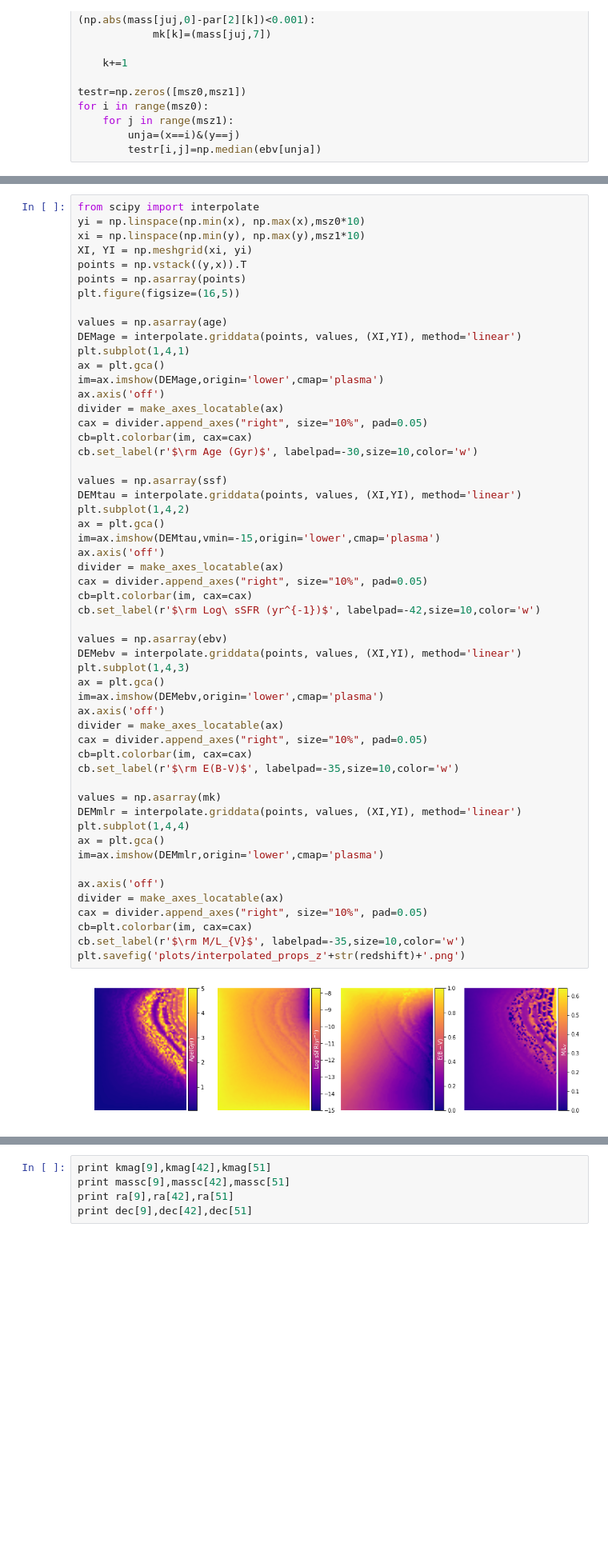
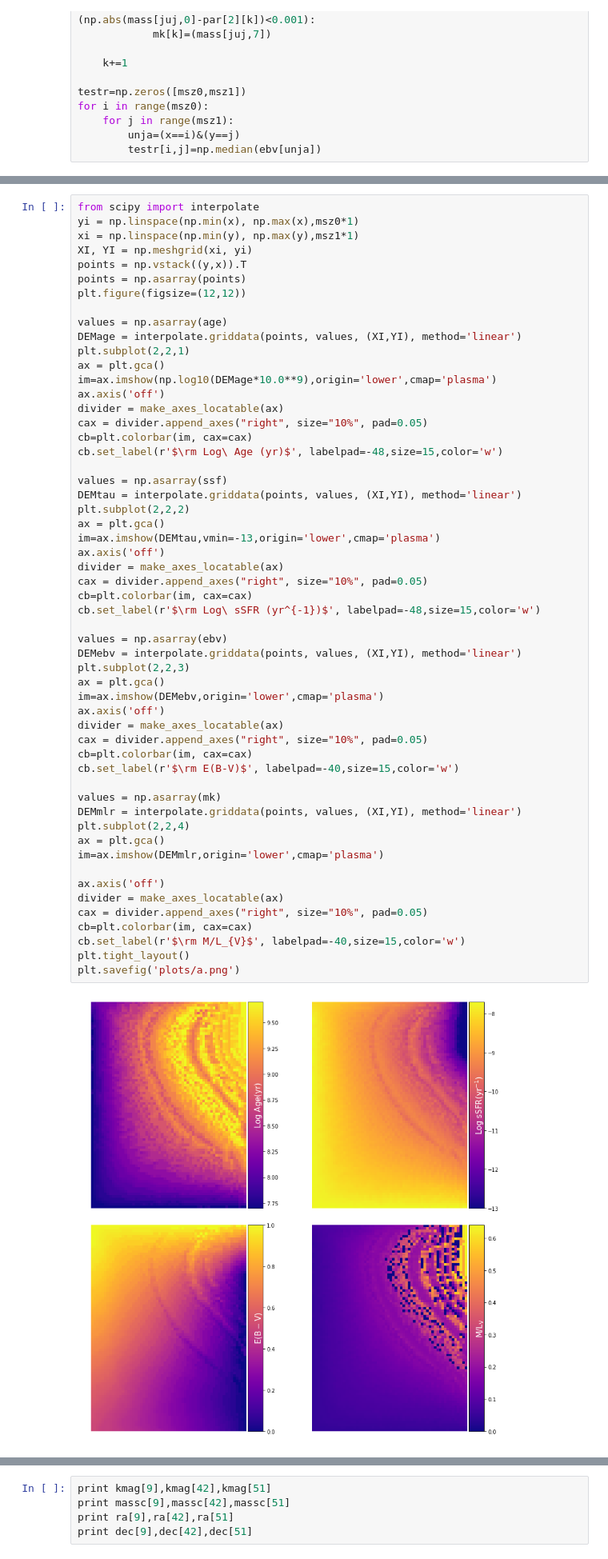
Before and after one commit to xoubish/SOMfit, a Jupyter notebook: SOM_BC03_models_z1.ipynb, the cells around one changed output, grey strips where cells are left out. Shown at 80% size. Drawn from its saved outputs; the diff is of its cells as text; blank space fills up the shorter version.

```diff
--- a/SOM_BC03_models_z1.ipynb
+++ b/SOM_BC03_models_z1.ipynb
@@ -237,56 +242,57 @@ for i in range(msz0):
 # %%
 from scipy import interpolate
-yi = np.linspace(np.min(x), np.max(x),msz0*10)
-xi = np.linspace(np.min(y), np.max(y),msz1*10)
+yi = np.linspace(np.min(x), np.max(x),msz0*1)
+xi = np.linspace(np.min(y), np.max(y),msz1*1)
 XI, YI = np.meshgrid(xi, yi)
 points = np.vstack((y,x)).T
 points = np.asarray(points)
-plt.figure(figsize=(16,5))
+plt.figure(figsize=(12,12))
 
 values = np.asarray(age)
 DEMage = interpolate.griddata(points, values, (XI,YI), method='linear')
-plt.subplot(1,4,1)
+plt.subplot(2,2,1)
 ax = plt.gca()
-im=ax.imshow(DEMage,origin='lower',cmap='plasma')
+im=ax.imshow(np.log10(DEMage*10.0**9),origin='lower',cmap='plasma')
 ax.axis('off')
 divider = make_axes_locatable(ax)
 cax = divider.append_axes("right", size="10%", pad=0.05)
 cb=plt.colorbar(im, cax=cax)
-cb.set_label(r'$\rm Age (Gyr)$', labelpad=-30,size=10,color='w')
+cb.set_label(r'$\rm Log\ Age (yr)$', labelpad=-48,size=15,color='w')
 
 values = np.asarray(ssf)
 DEMtau = interpolate.griddata(points, values, (XI,YI), method='linear')
-plt.subplot(1,4,2)
+plt.subplot(2,2,2)
 ax = plt.gca()
-im=ax.imshow(DEMtau,vmin=-15,origin='lower',cmap='plasma')
+im=ax.imshow(DEMtau,vmin=-13,origin='lower',cmap='plasma')
 ax.axis('off')
 divider = make_axes_locatable(ax)
 cax = divider.append_axes("right", size="10%", pad=0.05)
 cb=plt.colorbar(im, cax=cax)
-cb.set_label(r'$\rm Log\ sSFR (yr^{-1})$', labelpad=-42,size=10,color='w')
+cb.set_label(r'$\rm Log\ sSFR (yr^{-1})$', labelpad=-48,size=15,color='w')
 
 values = np.asarray(ebv)
 DEMebv = interpolate.griddata(points, values, (XI,YI), method='linear')
-plt.subplot(1,4,3)
+plt.subplot(2,2,3)
 ax = plt.gca()
 im=ax.imshow(DEMebv,origin='lower',cmap='plasma')
 ax.axis('off')
 divider = make_axes_locatable(ax)
 cax = divider.append_axes("right", size="10%", pad=0.05)
 cb=plt.colorbar(im, cax=cax)
-cb.set_label(r'$\rm E(B-V)$', labelpad=-35,size=10,color='w')
+cb.set_label(r'$\rm E(B-V)$', labelpad=-40,size=15,color='w')
 
 values = np.asarray(mk)
 DEMmlr = interpolate.griddata(points, values, (XI,YI), method='linear')
-plt.subplot(1,4,4)
+plt.subplot(2,2,4)
 ax = plt.gca()
 im=ax.imshow(DEMmlr,origin='lower',cmap='plasma')
 
 ax.axis('off')
 divider = make_axes_locatable(ax)
 cax = divider.append_axes("right", size="10%", pad=0.05)
 cb=plt.colorbar(im, cax=cax)
-cb.set_label(r'$\rm M/L_{V}$', labelpad=-35,size=10,color='w')
-plt.savefig('plots/interpolated_props_z'+str(redshift)+'.png')
+cb.set_label(r'$\rm M/L_{V}$', labelpad=-40,size=15,color='w')
+plt.tight_layout()
+plt.savefig('plots/a.png')
 # %% [output]
-[figure, old version]
+[figure, new version]
```
Also changed, not shown: parts of 8 cells of this notebook, 13 other files.
